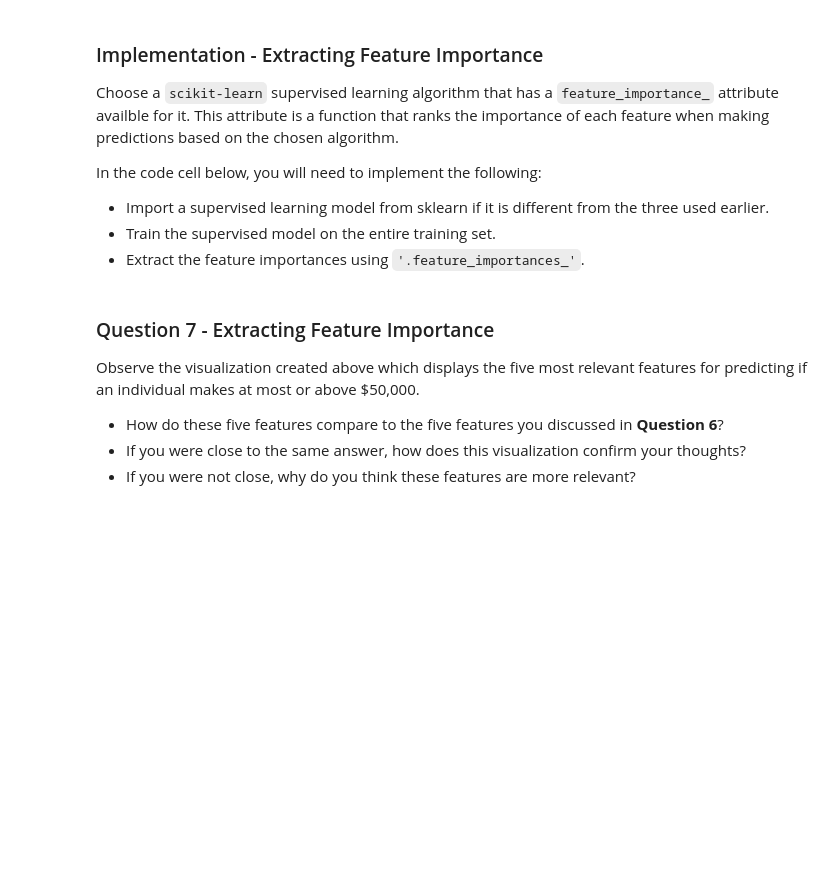
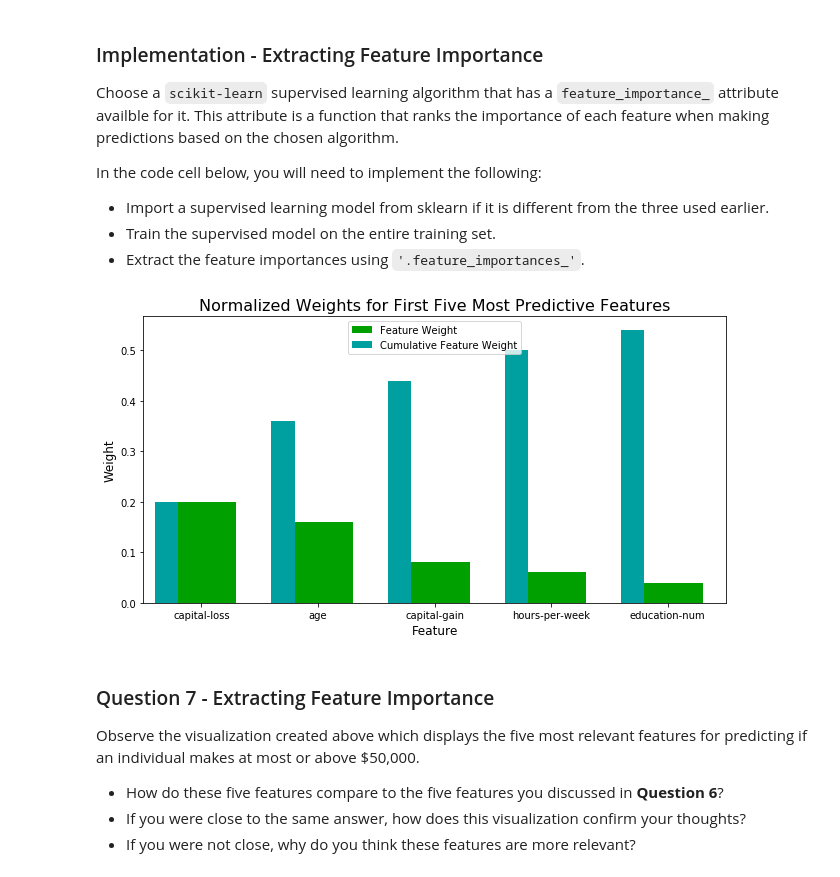
Before and after one commit to andrewcharlesdavis/ML-Eng-GitLearnt, a Jupyter notebook: finding_donors.ipynb, the cells around one changed output. Drawn from its saved outputs; the diff is of its cells as text; code cells hidden in the pictures; blank space fills up the shorter version.

```diff
--- a/finding_donors.ipynb
+++ b/finding_donors.ipynb
@@ -555,16 +604,19 @@ In the code cell below, you will need to implement the following:
  - Extract the feature importances using `'.feature_importances_'`.
 # %%
 # TODO: Import a supervised learning model that has 'feature_importances_'
-
+from sklearn.ensemble import AdaBoostClassifier
 
 # TODO: Train the supervised model on the training set using .fit(X_train, y_train)
-model = None
+model = AdaBoostClassifier()
+model = model.fit(X_train, y_train)
 
 # TODO: Extract the feature importances using .feature_importances_
-importances = None
+importances = model.feature_importances_
 
 # Plot
 vs.feature_plot(importances, X_train, y_train)
+# %% [output]
+[figure, added]
 # %% [markdown]
 ### Question 7 - Extracting Feature Importance
 
```
Also changed, not shown: parts of 18 cells of this notebook.
